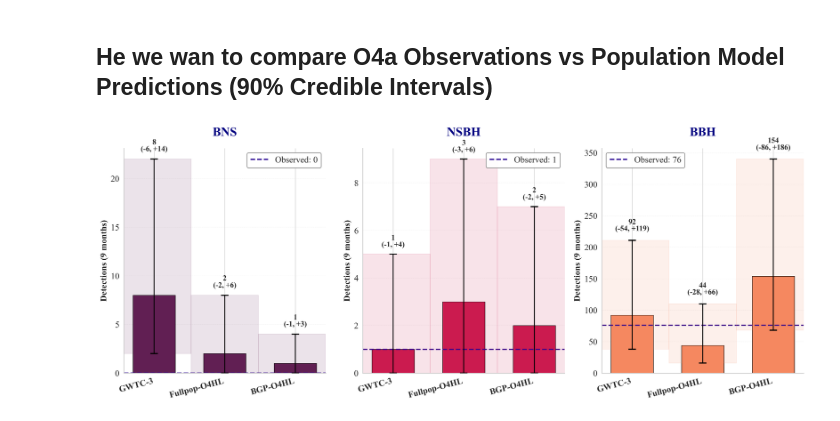
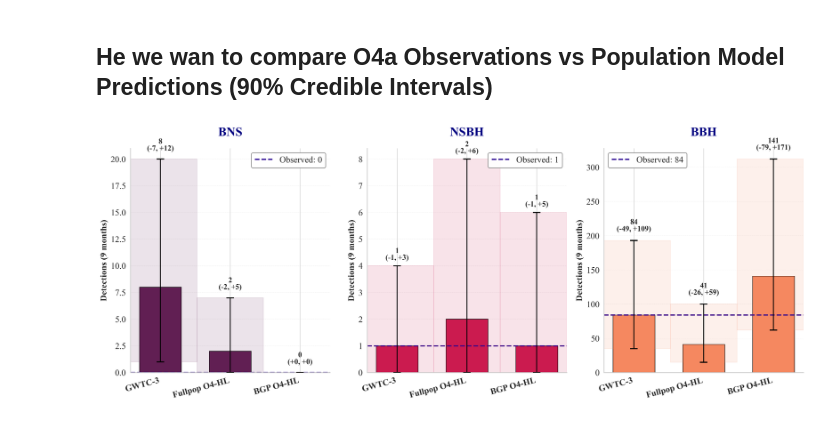
Before and after one commit to weizmannk/cbc-population-distributions, a Jupyter notebook: scripts/detection_rate.ipynb, the cells around one changed output. Saved outputs shown, nothing was run; the diff lists cells and outputs as text; code cells hidden in the pictures.

Commit message:
Update the plots process and the notebook

```diff
--- a/scripts/detection_rate.ipynb
+++ b/scripts/detection_rate.ipynb
@@ -695,6 +725,7 @@ print(f"\n Results exported to: {output_file}")
 ## He we wan to compare O4a Observations vs Population Model Predictions (90% Credible Intervals)
 # %%
 import matplotlib.pyplot as plt
+import numpy as np
 import seaborn as sns
 
 sns.set_style("whitegrid")
@@ -709,36 +740,33 @@ bns_color, nsbh_color, bbh_color = sns.color_palette("rocket", 3)
 MODEL_NAMES = {
     "Model_A": "GWTC-3",
     "Model_B": "GWTC-4",
-    "Model_C": "Fullpop-O4HL",
-    "Model_D": "BGP-O4HL",
+    "Model_C": "Fullpop O4-HL",
+    "Model_D": "BGP O4-HL",
 }
 
-# Data for 9 months O4a
+# Data for 8.23 months O4a
 data = {
     "Model_A": {
-        "BNS": {"mid": 8, "lower_delta": -6, "upper_delta": 14},
-        "NSBH": {"mid": 1, "lower_delta": -1, "upper_delta": 4},
-        "BBH": {"mid": 92, "lower_delta": -54, "upper_delta": 119},
+        "BNS": {"mid": 8, "lower_delta": -7, "upper_delta": 12},
+        "NSBH": {"mid": 1, "lower_delta": -1, "upper_delta": 3},
+        "BBH": {"mid": 84, "lower_delta": -49, "upper_delta": 109},
     },
     "Model_B": {
-        "BNS": {"mid": 2, "lower_delta": -2, "upper_delta": 6},
-        "NSBH": {"mid": 3, "lower_delta": -3, "upper_delta": 7},
-        "BBH": {"mid": 44, "lower_delta": -28, "upper_delta": 64},
-        # "BNS": {"mid": 2, "lower_delta": -2, "upper_delta": 6},
-        # "NSBH": {"mid": 2, "lower_delta": -2, "upper_delta": 7},
-        # "BBH": {"mid": 42, "lower_delta": -27, "upper_delta": 61},
+        "BNS": {"mid": 2, "lower_delta": -2, "upper_delta": 5},
+        "NSBH": {"mid": 2, "lower_delta": -2, "upper_delta": 7},
+        "BBH": {"mid": 40, "lower_delta": -26, "upper_delta": 59},
     },
     "Model_C": {
-        "BNS": {"mid": 2, "lower_delta": -2, "upper_delta": 6},
-        "NSBH": {"mid": 3, "lower_delta": -3, "upper_delta": 6},
-        "BBH": {"mid": 44, "lower_delta": -28, "upper_delta": 66},
+        "BNS": {"mid": 2, "lower_delta": -2, "upper_delta": 5},
+        "NSBH": {"mid": 2, "lower_delta": -2, "upper_delta": 6},
+        "BBH": {"mid": 41, "lower_delta": -26, "upper_delta": 59},
     },
     "Model_D": {
-        "BNS": {"mid": 1, "lower_delta": -1, "upper_delta": 3},
-        "NSBH": {"mid": 2, "lower_delta": -2, "upper_delta": 5},
-        "BBH": {"mid": 154, "lower_delta": -86, "upper_delta": 186},
+        "BNS": {"mid": 0, "lower_delta": -0, "upper_delta": 0},
+        "NSBH": {"mid": 1, "lower_delta": -1, "upper_delta": 5},
+        "BBH": {"mid": 141, "lower_delta": -79, "upper_delta": 171},
     },
-    "Observed": {"BNS": 0, "NSBH": 1, "BBH": 76},
+    "Observed": {"BNS": 0, "NSBH": 1, "BBH": 84},
 }
 
 populations = ["BNS", "NSBH", "BBH"]
@@ -837,35 +865,31 @@ for idx, pop in enumerate(populations):
         ax.text(
             bar.get_x() + bar.get_width() / 2.0,
             text_y,
             label_text,
             ha="center",
             va="bottom",
             fontsize=12,
             fontweight="bold",
             linespacing=1,
         )
 
     ax.set_xticks(x_pos)
     ax.set_xticklabels(
         [MODEL_NAMES[m] for m in models],
         fontsize=14,
         rotation=15,
         ha="right",
         fontweight="bold",
     )
     ax.set_ylabel("Detections (9 months)", fontsize=14, fontweight="bold")
     ax.set_title(f"{pop}", fontsize=20, fontweight="bold", pad=20, color="navy")
     ax.legend(fontsize=14, framealpha=0.95, edgecolor="gray")
     ax.grid(axis="y", alpha=0.25, linestyle="--", linewidth=0.5)
     ax.set_ylim(bottom=0)
     ax.spines["top"].set_visible(False)
     ax.spines["right"].set_visible(False)
 
-# fig.text(0.5, 0.02, 'Population Model', ha='center', fontsize=10, fontweight='bold')
-# fig.suptitle('O4a Observations vs Population Model Predictions\n(90% Credible Intervals)',
-#               fontsize=11, fontweight='bold', y=0.98)
-
 plt.tight_layout(rect=[0, 0.04, 1, 0.96])
 plt.show()
 # %% [output]
-[figure, old version]
+[figure, new version]
```
Also changed, not shown: parts of 9 cells of this notebook, 17 other files.
